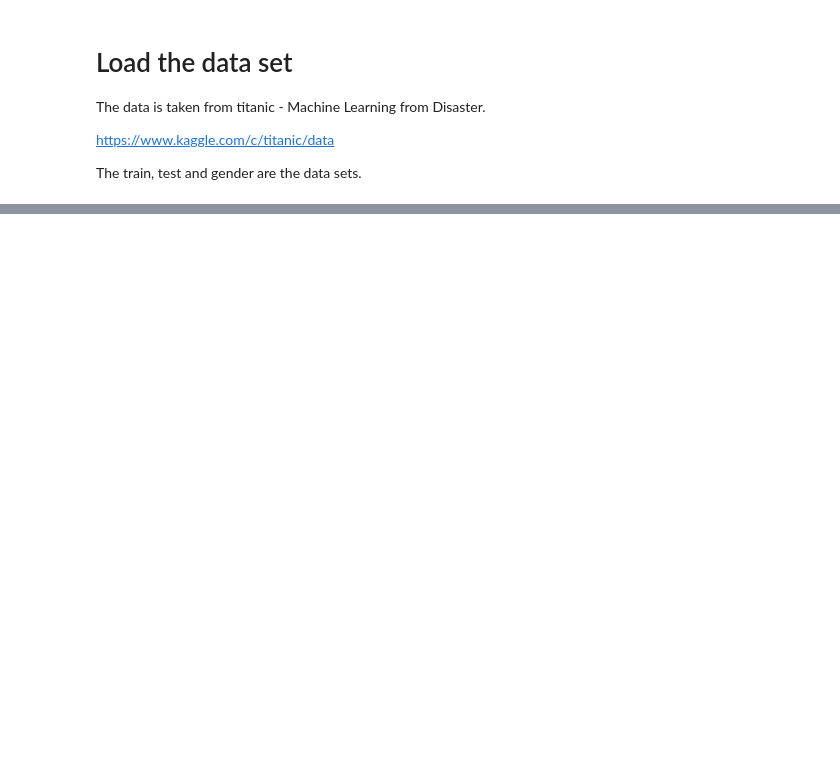
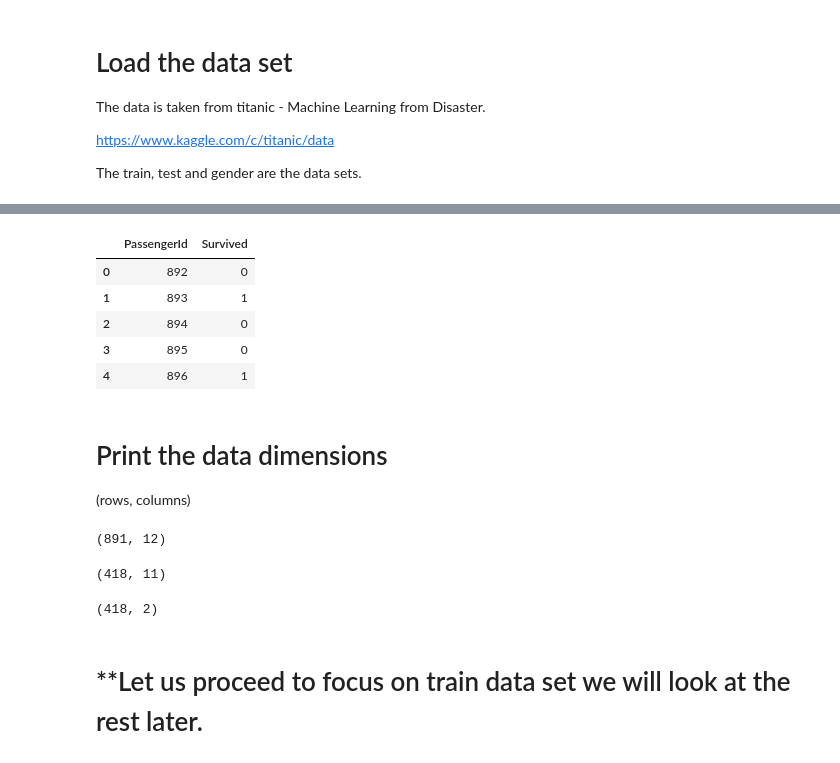
Before and after one commit to YungKing1224/Python-data-science, a Jupyter notebook: titanic.ipynb, the cells around one changed output, grey strips where cells are left out. Cells and saved outputs as stored; diff of their text form; code cells hidden in the pictures; blank space fills up the shorter version.

```diff
--- a/titanic.ipynb
+++ b/titanic.ipynb
@@ -22,0 +45,27 @@ df_gender = pd.read_csv('gender_submission.csv')
+# %%
+df_gender.head()
+# %% [output]
+|  | PassengerId | Survived |
+| 0 | 892 | 0 |
+| 1 | 893 | 1 |
+| 2 | 894 | 0 |
+| 3 | 895 | 0 |
+| 4 | 896 | 1 |
+# %% [markdown]
+# Print the data dimensions
+
+(rows, columns)
+# %%
+df_train.shape
+# %% [output]
+(891, 12)
+# %%
+df_test.shape
+# %% [output]
+(418, 11)
+# %%
+df_gender.shape
+# %% [output]
+(418, 2)
+# %% [markdown]
+# **Let us proceed to focus on train data set we will look at the rest later.
```
Also changed, not shown: parts of 13 cells of this notebook.
